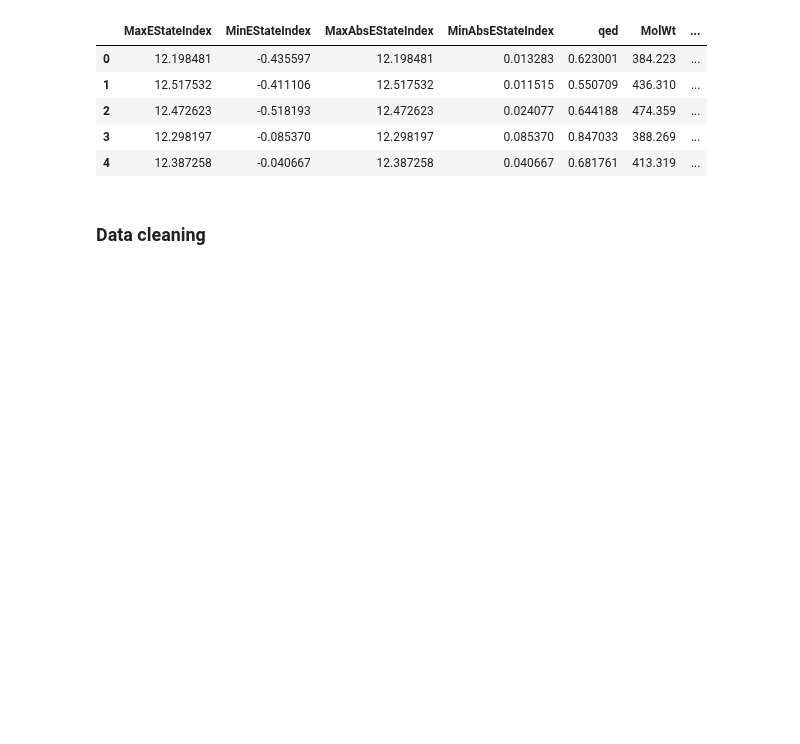
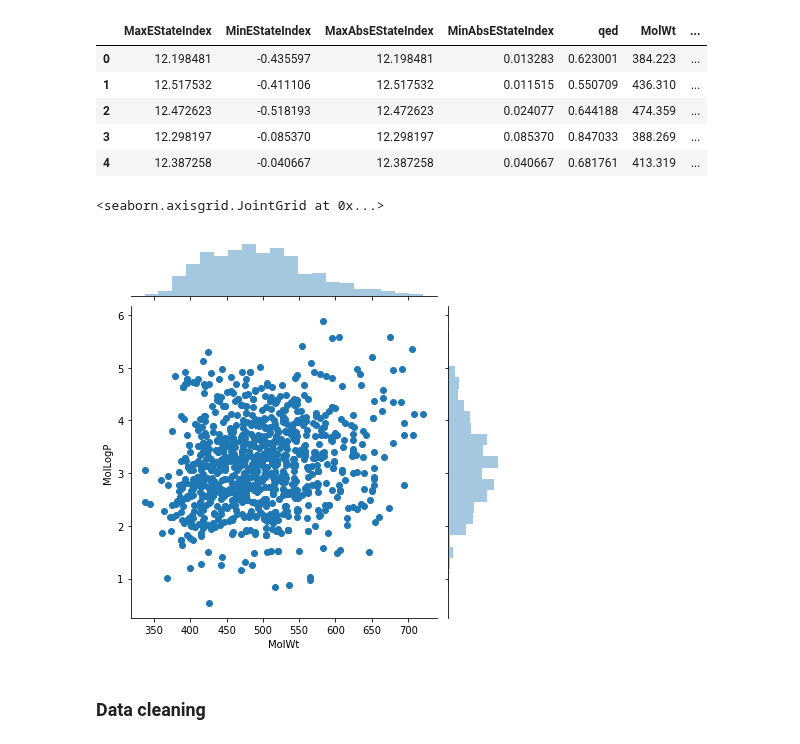
Before and after one commit to alejogiley/Novartis-Hackaton-7, a Jupyter notebook: Notebooks/Lee_ML.ipynb, the cells around one changed output. Saved outputs shown, nothing was run; the diff lists cells and outputs as text; code cells hidden in the pictures; blank space fills up the shorter version.

```diff
--- a/Notebooks/Lee_ML.ipynb
+++ b/Notebooks/Lee_ML.ipynb
@@ -225,6 +225,12 @@ tmpdess.head(5)
 | 2 | 12.472623 | -0.518193 | 12.472623 | 0.024077 | 0.644188 | 474.359 | ... |
 | 3 | 12.298197 | -0.085370 | 12.298197 | 0.085370 | 0.847033 | 388.269 | ... |
 | 4 | 12.387258 | -0.040667 | 12.387258 | 0.040667 | 0.681761 | 413.319 | ... |
+# %%
+# Molecular weight versus Partition coefficient (octanol/water)
+sns.jointplot('MolWt', 'MolLogP', data=tmpdess)
+# %% [output]
+<seaborn.axisgrid.JointGrid at 0x...>
+[figure, added]
 # %%
 # Concatenating Mol, IC50 and descriptor dataframes
 final_dataset = pd.concat([pp[["ID", "Smiles"]], df["SAU Gyr IC50 (µM)"], tmpdess], axis=1)
```
Also changed, not shown: parts of 28 cells of this notebook.
